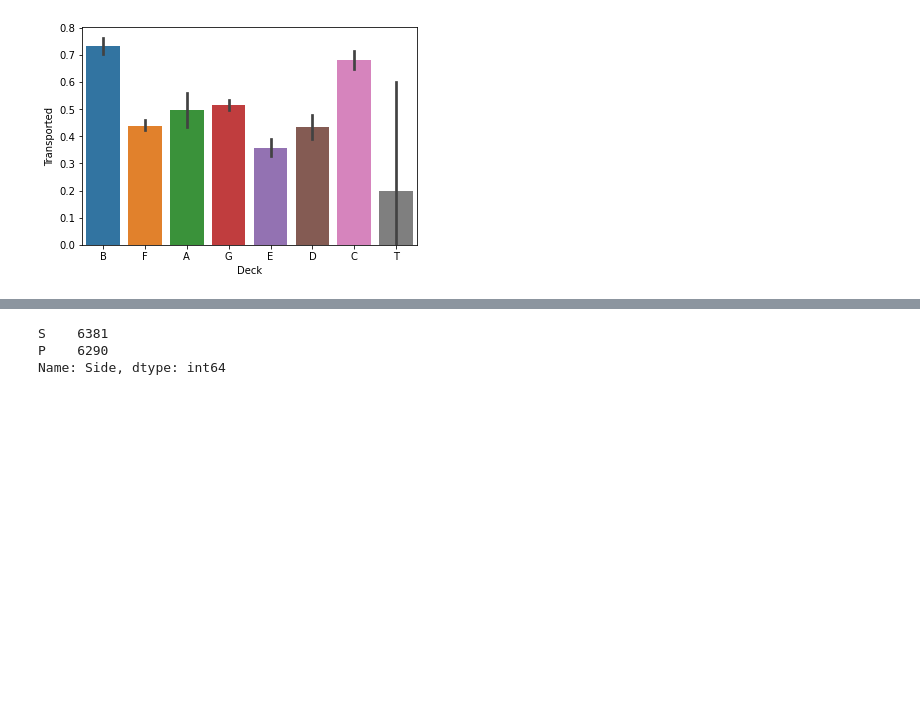
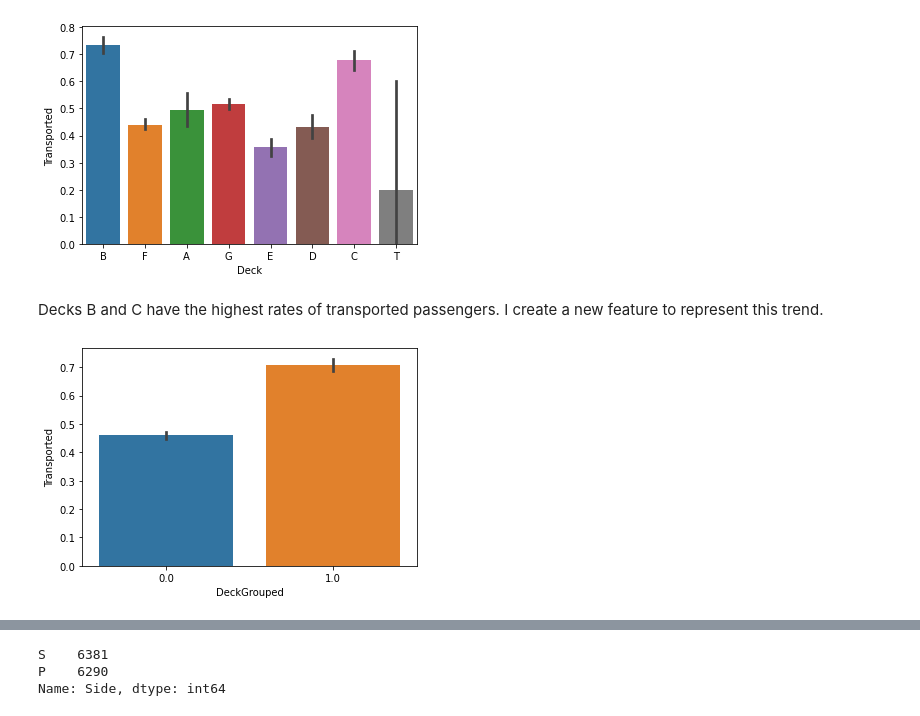
Before and after one commit to ahendricks2/Spaceship_Titanic, a Jupyter notebook: Main_Notebook.ipynb, the cells around one changed output, grey strips where cells are left out. Cells and saved outputs as stored; diff of their text form; code cells hidden in the pictures; blank space fills up the shorter version.

```diff
--- a/Main_Notebook.ipynb
+++ b/Main_Notebook.ipynb
@@ -176,9 +217,15 @@ Name: Deck, dtype: int64
 sns.barplot(x='Deck',y='Transported',data=full_df);
 # %% [output]
 [figure]
+# %% [markdown]
+Decks B and C have the highest rates of transported passengers. I create a new feature to represent this trend.
 # %%
 full_df.loc[(full_df['Deck']=='B')|(full_df['Deck']=='C'),'DeckGrouped'] = 1
 full_df.loc[(full_df['Deck']!='B')&(full_df['Deck']!='C'),'DeckGrouped'] = 0
+# %%
+sns.barplot(x='DeckGrouped',y='Transported',data=full_df);
+# %% [output]
+[figure, added]
 # %%
 full_df['Room_Number'].value_counts()
 # %% [output]
```
Also changed, not shown: parts of 61 cells of this notebook.
